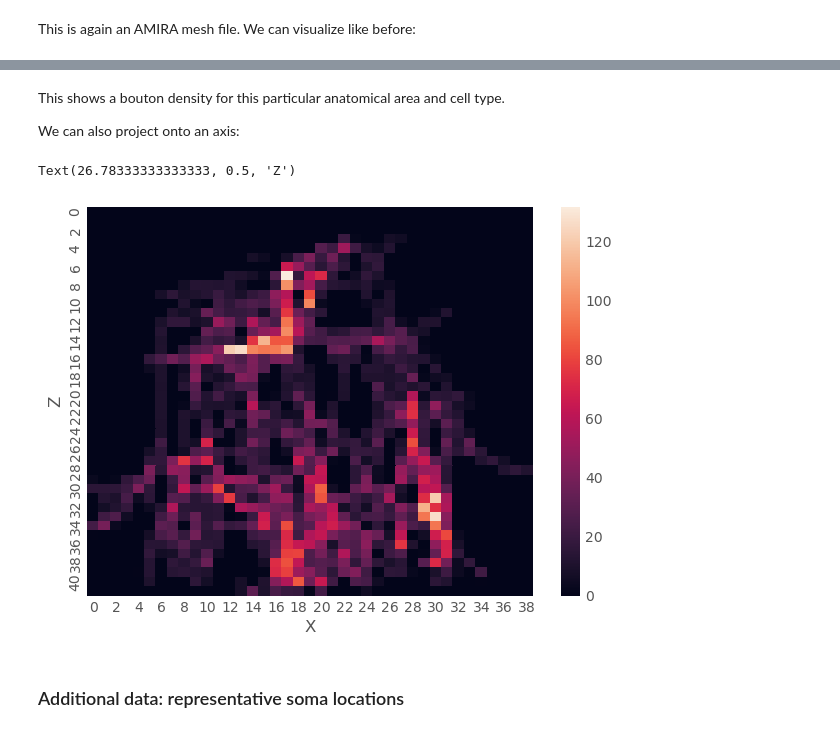
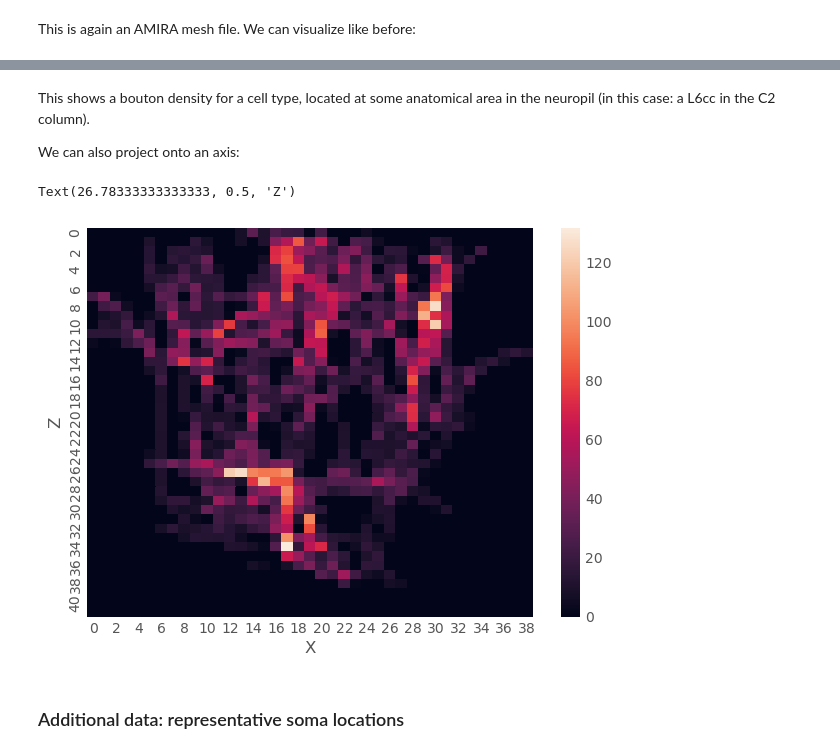
Before and after one commit to mpinb/in_silico_framework, a Jupyter notebook: getting_started/tutorials/auxiliary notebooks/A.3 Udvary 2022.ipynb, the cells around one changed output, grey strips where cells are left out. Drawn from its saved outputs; the diff is of its cells as text; code cells hidden in the pictures.

Commit message:
Correct axes, add pia and wm surfaces to image

```diff
--- a/getting_started/tutorials/auxiliary notebooks/A.3 Udvary 2022.ipynb
+++ b/getting_started/tutorials/auxiliary notebooks/A.3 Udvary 2022.ipynb
@@ -264,26 +264,26 @@ convert_amira_lattice_to_vtk(
 # %% [markdown]
 <img src="../../../docs/_static/_images/boutons.png" alt="Boutons"  width="80%" />
 # %% [markdown]
-This shows a bouton density for this particular anatomical area and cell type.
+This shows a bouton density for a cell type, located at some anatomical area in the neuropil (in this case: a L6cc in the C2 column).
 
 We can also project onto an axis:
 # %%
 sf = read_scalar_field(str(boutons_fn))
 
 proj_axis = 1
 projection = I.np.sum(
     sf.mesh,
     axis=proj_axis
 )
 
 I.sns.heatmap(
-    projection.T
+    I.np.flip(projection.T, 0)
 )
 I.plt.xlabel("X")
 I.plt.ylabel("Z")
 # %% [output]
 Text(26.78333333333333, 0.5, 'Z')
-[figure, old version]
+[figure, new version]
 # %% [markdown]
 ### Additional data: representative soma locations
 # %% [markdown]
```
Also changed, not shown: 1 other file.
